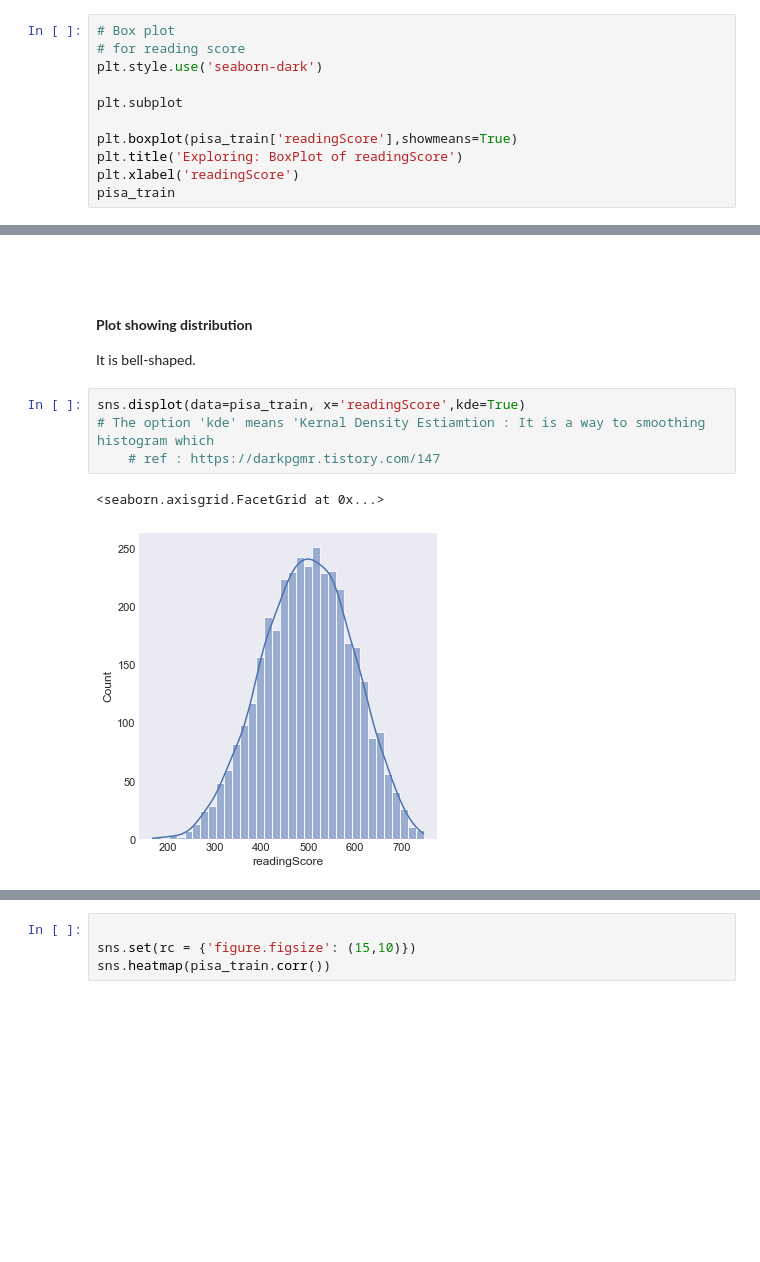
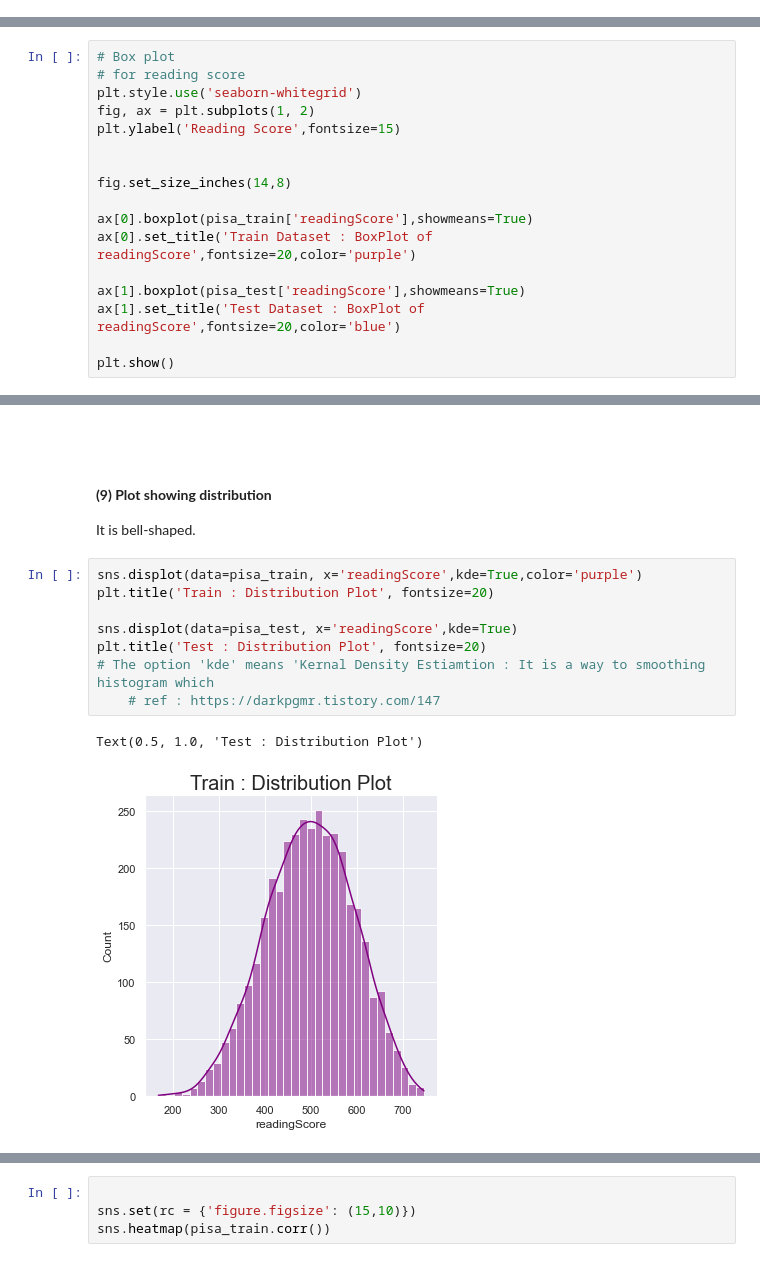
Before and after one commit to ABizCho/py_machineLearning, a Jupyter notebook: Assignment_Individual/asgmt_3_201823869.ipynb, the cells around one changed output, grey strips where cells are left out. Saved outputs shown, nothing was run; the diff lists cells and outputs as text; blank space fills up the shorter version.

```diff
--- a/Assignment_Individual/asgmt_3_201823869.ipynb
+++ b/Assignment_Individual/asgmt_3_201823869.ipynb
@@ -224,14 +208,3 @@ dtype: int64
 <br>
 # %% [markdown]
 #### **(5) BoxPlot : readingScore (Train Dataset)**
-# %%
-# Box plot
-# for reading score
-plt.style.use('seaborn-dark')
-
-plt.subplot
-
-plt.boxplot(pisa_train['readingScore'],showmeans=True)
-plt.title('Exploring: BoxPlot of readingScore')
-plt.xlabel('readingScore')
-pisa_train
@@ -252,0 +211,17 @@ pisa_train
+# %%
+# Box plot
+# for reading score
+plt.style.use('seaborn-whitegrid')
+fig, ax = plt.subplots(1, 2)
+plt.ylabel('Reading Score',fontsize=15)
+
+
+fig.set_size_inches(14,8)
+
+ax[0].boxplot(pisa_train['readingScore'],showmeans=True)
+ax[0].set_title('Train Dataset : BoxPlot of readingScore',fontsize=20,color='purple')
+
+ax[1].boxplot(pisa_test['readingScore'],showmeans=True)
+ax[1].set_title('Test Dataset : BoxPlot of readingScore',fontsize=20,color='blue')
+
+plt.show()
@@ -306,12 +318,16 @@ sns.pairplot(pisa_train)
 # %% [markdown]
 <br>
 # %% [markdown]
-#### **Plot showing distribution**
+#### **(9) Plot showing distribution**
 It is bell-shaped.
 # %%
-sns.displot(data=pisa_train, x='readingScore',kde=True)
+sns.displot(data=pisa_train, x='readingScore',kde=True,color='purple')
+plt.title('Train : Distribution Plot', fontsize=20)
+
+sns.displot(data=pisa_test, x='readingScore',kde=True)
+plt.title('Test : Distribution Plot', fontsize=20)
 # The option 'kde' means 'Kernal Density Estiamtion : It is a way to smoothing histogram which
     # ref : https://darkpgmr.tistory.com/147
 # %% [output]
-<seaborn.axisgrid.FacetGrid at 0x...>
+Text(0.5, 1.0, 'Test : Distribution Plot')
-[figure, old version]
+[figure, new version]
```
Also changed, not shown: parts of 61 cells of this notebook, 3 other files.
